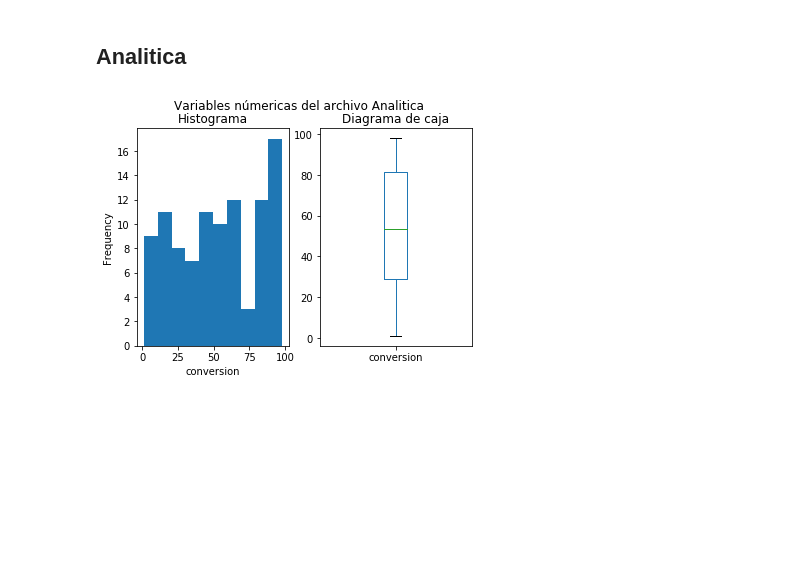
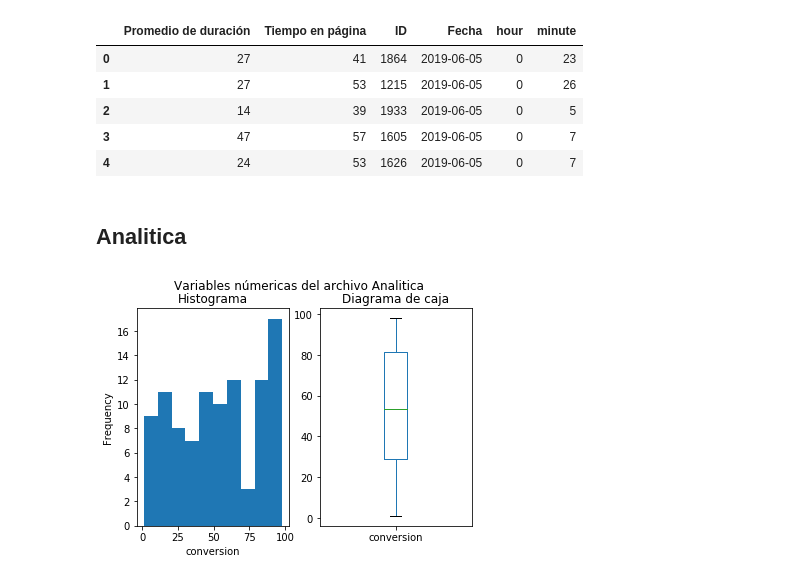
Before and after one commit to riarangogi/ResolveStudio, a Jupyter notebook: Explorer.ipynb, the cells around one changed output. Drawn from its saved outputs; the diff is of its cells as text; code cells hidden in the pictures; blank space fills up the shorter version.

```diff
--- a/Explorer.ipynb
+++ b/Explorer.ipynb
@@ -116,3 +140,13 @@ def demografiaExplorer(path, file):
+# %%
+df = pd.read_excel("./Data/Raw/Interacciones.xlsx")
+df.head()
+# %% [output]
+|  | Promedio de duración | Tiempo en página | ID | Fecha | hour | minute |
+| 0 | 27 | 41 | 1864 | 2019-06-05 | 0 | 23 |
+| 1 | 27 | 53 | 1215 | 2019-06-05 | 0 | 26 |
+| 2 | 14 | 39 | 1933 | 2019-06-05 | 0 | 5 |
+| 3 | 47 | 57 | 1605 | 2019-06-05 | 0 | 7 |
+| 4 | 24 | 53 | 1626 | 2019-06-05 | 0 | 7 |
 # %% [markdown]
 ## Analitica
 # %%
```
Also changed, not shown: parts of 3 cells of this notebook.
